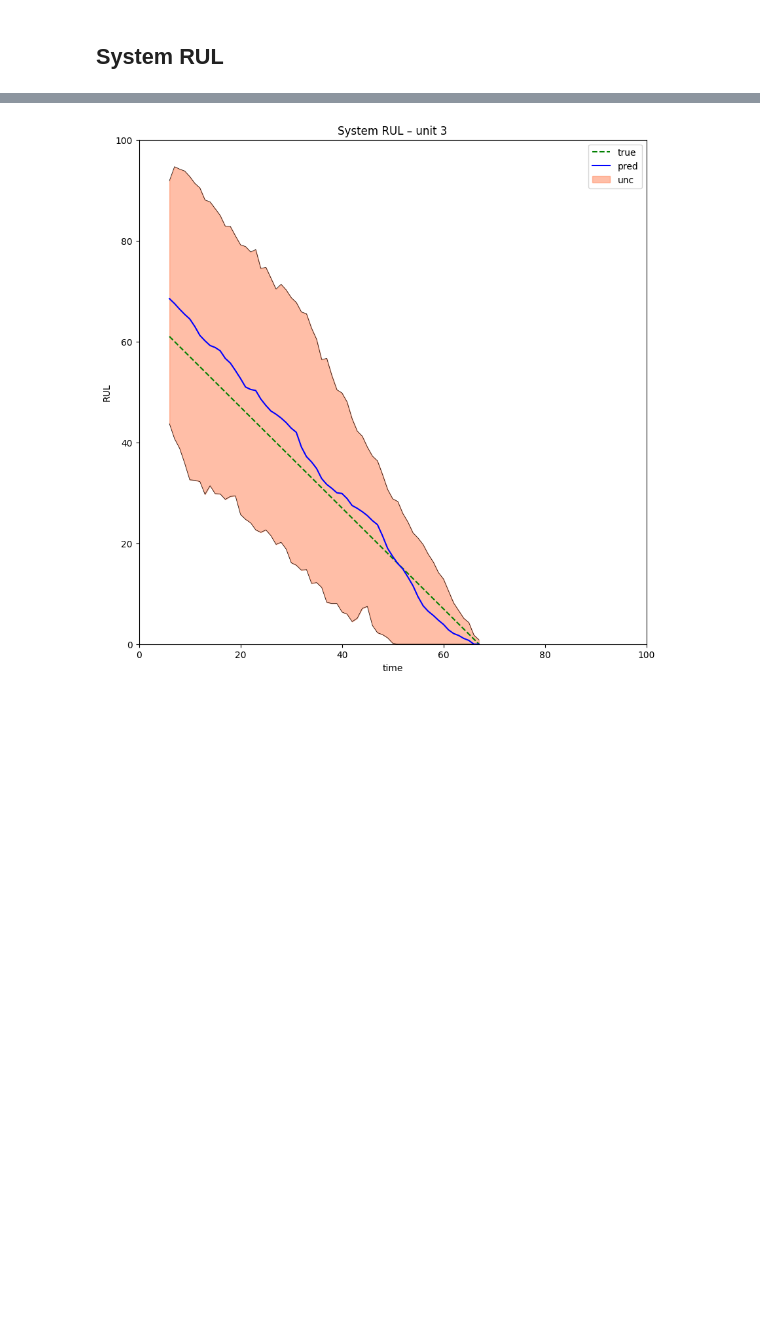
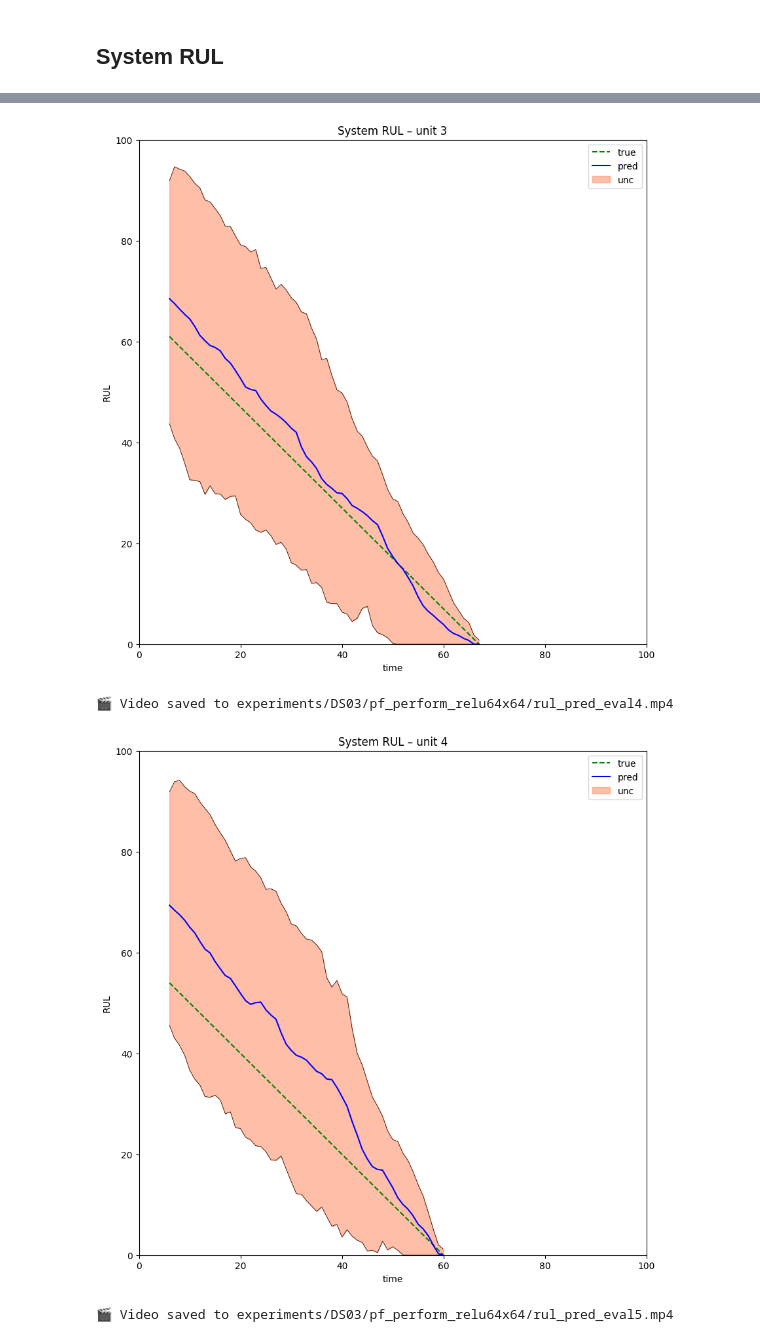
Before and after one commit to 4belito/deep-performance-rul, a Jupyter notebook: 7-system_rul_eval.ipynb, the cells around one changed output, grey strips where cells are left out. Drawn from its saved outputs; the diff is of its cells as text; code cells hidden in the pictures; blank space fills up the shorter version.

```diff
--- a/7-system_rul_eval.ipynb
+++ b/7-system_rul_eval.ipynb
@@ -69,14 +69,14 @@ for name, perform_units in performs.items():
     eval_perform_data = {}
     for unit in units:
         t_data = time[unit]
-        s_data = performs[name][unit]
+        s_data = perform_units[unit]
         eval_perform_data[unit]=torch.tensor(np.stack([t_data, s_data],axis=1),dtype=torch.float32).to(device)
     eval_data[name]=eval_perform_data
 # %% [markdown]
 ## Load pf-models
 # %%
 pfs = {}
-for name, perform_units in performs.items():
+for name in perform_names:
 	perform_pfs = {}
 	# load pf-network
 	net = ParticleFilterMLP(state_dim=NModel.state_dim(), hidden_dims=hidden_dims,
@@ -86,7 +86,7 @@ for name, perform_units in performs.items():
 	net = net.to(device).eval()
 
 	degmodels = []
-	for unit, perform in perform_units.items():
+	for unit in units:
 		best_model = NModel()
 		best_model.load_state_dict(
 			torch.load(states_dir/ name /f'unit_{unit}'/ "best_model.pt", map_location=device)
@@ -116,12 +116,11 @@ for unit in units:
 for eval_unit in units:
 	frames = []
 	sys_rul = sys_ruls[eval_unit]
-	perfrom_names = sys_rul.pf_models.keys()
 	n_performs = len(sys_rul.pf_models)
 
 	sys_rul.reset_history()
 
-	data_s = {name: performs[name][eval_unit] for name in perfrom_names}
+	data_s = {name: performs[name][eval_unit] for name in perform_names}
 	data_t = time[eval_unit]
 	for k, t_curr in enumerate(time[eval_unit]):
 		sys_rul.observe(
@@ -151,30 +150,33 @@ for eval_unit in units:
 
 		frames.append(frame)
 
 	# Save video
 	video_path = pf_dir/f'rul_pred_eval{eval_unit}.mp4'
 	with imageio.get_writer(video_path, fps=8, macro_block_size=1) as writer:
 		for frame in frames:
 			writer.append_data(frame)
 
 	print(f"🎬 Video saved to {video_path}")
 
 
 	# Plot final RUL prediction
 	fig, ax = plt.subplots(figsize=(10, 10))
 
 	sys_rul.plot_rul(
 		ax=ax,
 		eol_time=time[eval_unit][-1],
 		y_max= 100,
 		title=f"System RUL – unit {eval_unit}",
 	)
 	plt.savefig(pf_dir/f'system_rul_eval{eval_unit}.png')
 	plt.show()
 # %% [output]
 🎬 Video saved to experiments/DS03/pf_perform_relu64x64/rul_pred_eval1.mp4
 [figure]
 🎬 Video saved to experiments/DS03/pf_perform_relu64x64/rul_pred_eval2.mp4
 [figure]
 🎬 Video saved to experiments/DS03/pf_perform_relu64x64/rul_pred_eval3.mp4
 [figure]
+🎬 Video saved to experiments/DS03/pf_perform_relu64x64/rul_pred_eval4.mp4
+[figure, added]
+🎬 Video saved to experiments/DS03/pf_perform_relu64x64/rul_pred_eval5.mp4
```
Also changed, not shown: parts of 1 cell of this notebook, 2 other files.
